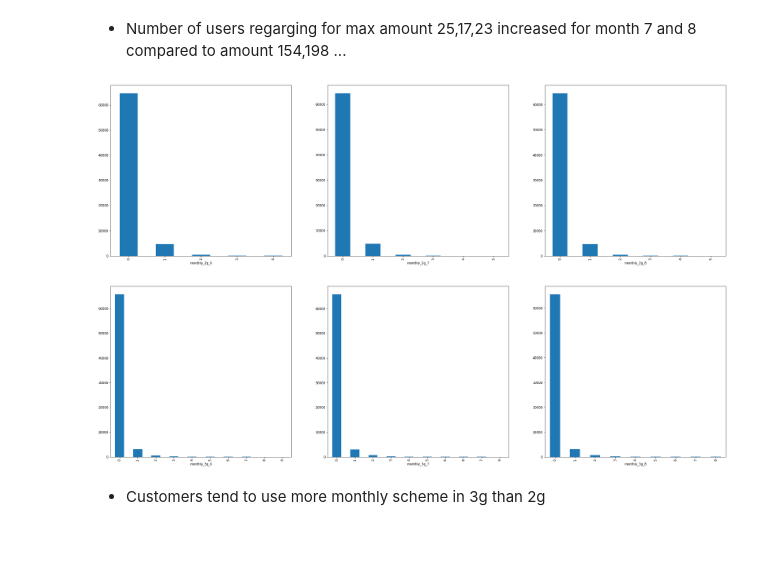
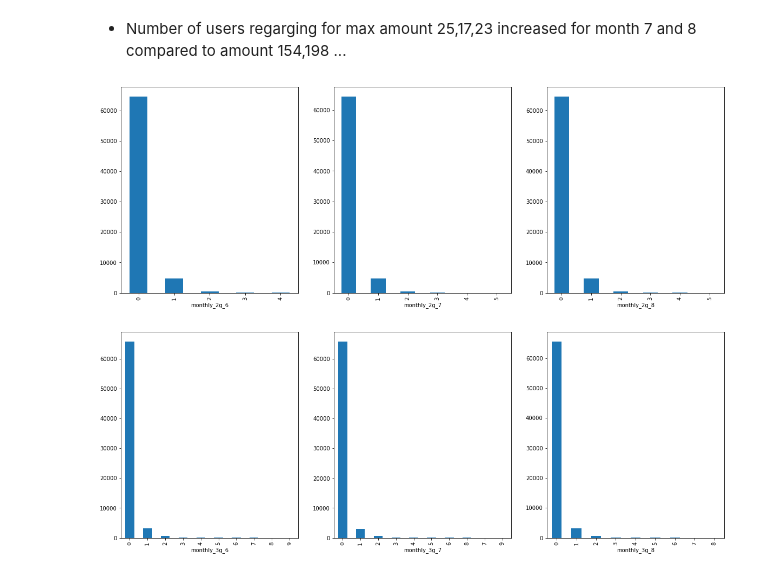
Before and after one commit to vighu0710/TelecomChurnPrediction, a Jupyter notebook: Telecom churn prediction.ipynb, the cells around one changed output. Drawn from its saved outputs; the diff is of its cells as text; code cells hidden in the pictures; blank space fills up the shorter version.

```diff
--- a/Telecom churn prediction.ipynb
+++ b/Telecom churn prediction.ipynb
@@ -679,19 +956,19 @@ fig.show()
 - Number of users regarging for max amount 25,17,23 increased for month 7 and 8 compared to amount 154,198 ...
 # %%
 #monthly_2g across months 6,7 and 8
-fig, axs = plt.subplots(1,3,figsize=(35,10))
+fig, axs = plt.subplots(1,3,figsize=(20,7))
 Telecom_df.monthly_2g_6.sort_values().value_counts().plot.bar(ax = axs[0])
 Telecom_df.monthly_2g_7.sort_values().value_counts().plot.bar(ax = axs[1])
 Telecom_df.monthly_2g_8.sort_values().value_counts().plot.bar(ax = axs[2])
 axs[0].set_xlabel('monthly_2g_6')
 axs[1].set_xlabel('monthly_2g_7')
 axs[2].set_xlabel('monthly_2g_8')
 fig.show()
 # %% [output]
-[figure, old version]
+[figure, new version]
 # %%
 #monthly_3g across months 6,7 and 8
-fig, axs = plt.subplots(1,3,figsize=(35,10))
+fig, axs = plt.subplots(1,3,figsize=(20,7))
 Telecom_df.monthly_3g_6.sort_values().value_counts().plot.bar(ax = axs[0])
 Telecom_df.monthly_3g_7.sort_values().value_counts().plot.bar(ax = axs[1])
 Telecom_df.monthly_3g_8.sort_values().value_counts().plot.bar(ax = axs[2])
@@ -700,6 +977,4 @@ axs[1].set_xlabel('monthly_3g_7')
 axs[2].set_xlabel('monthly_3g_8')
 fig.show()
 # %% [output]
-[figure, old version]
+[figure, new version]
-# %% [markdown]
-- Customers tend to use more monthly scheme in 3g than 2g
```
Also changed, not shown: parts of 70 cells of this notebook.
